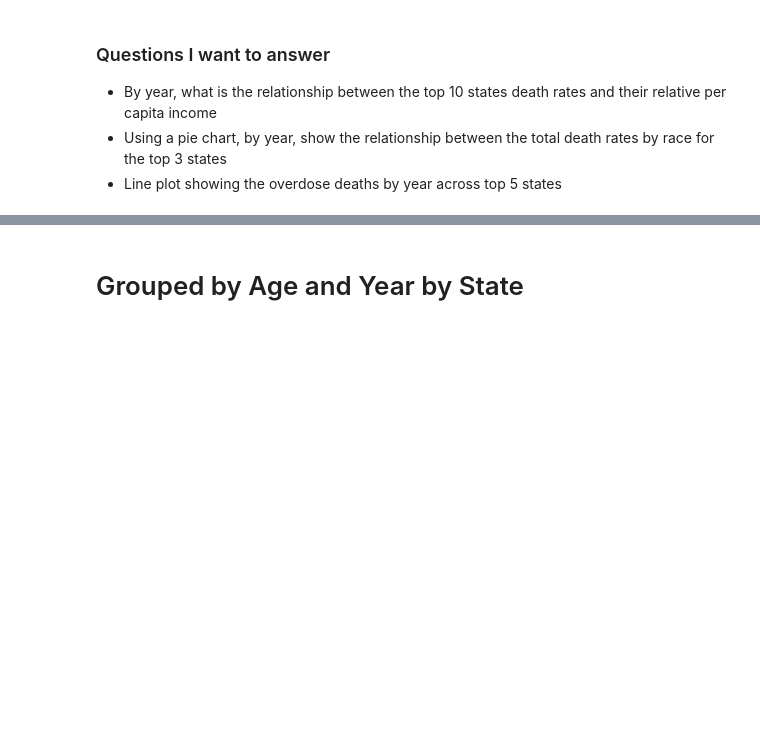
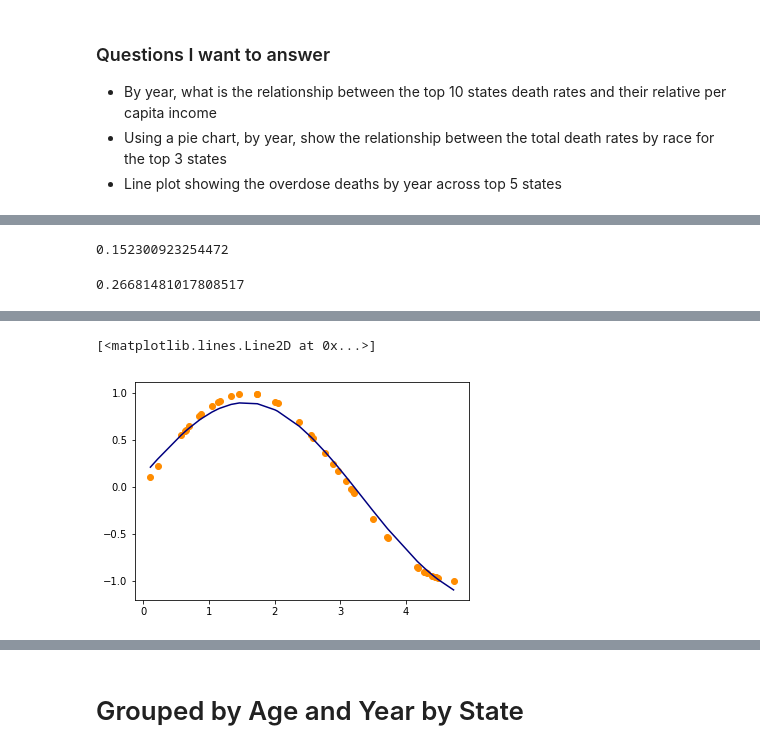
Before and after one commit to DataSteph/Opioid-Analysis-, a Jupyter notebook: Opioid Data Analysis and Visuals.ipynb, the cells around one changed output, grey strips where cells are left out. Cells and saved outputs as stored; diff of their text form; code cells hidden in the pictures; blank space fills up the shorter version.

```diff
--- a/Opioid Data Analysis and Visuals.ipynb
+++ b/Opioid Data Analysis and Visuals.ipynb
@@ -22,3 +35,13 @@ opioid_df["Year"] = opioid_df["Year"].apply(int) #applies int to all of the year
+# %%
+(31951.0-27728.0)/27728.0
+# %% [output]
+0.152300923254472
+# %%
+opioid_df.groupby("Year")["Deaths"].sum()
+
+(40476 - 31951.0)/31951.0
+# %% [output]
+0.26681481017808517
 # %%
 census_df = pd.read_csv(census_csv)
 census_df.sort_values(by = "Poverty Rate",ascending = False).head()
@@ -49,3 +72,15 @@ opioid_census_df.head()
 | 2 | Alabama | 4633360.0 | 757833.0 | 41216.0 | 22732.0 | 2009 | ... |
 | 3 | Alabama | 4633360.0 | 757833.0 | 41216.0 | 22732.0 | 2009 | ... |
 | 4 | Alabama | 4633360.0 | 757833.0 | 41216.0 | 22732.0 | 2009 | ... |
+# %%
+from sklearn.svm import SVR
+X = np.sort(5 * np.random.rand(40, 1), axis=0)
+y = np.sin(X).ravel()
+svr_rbf = SVR(kernel='rbf', C=1e3, gamma=0.1)
+y_rbf = svr_rbf.fit(X, y).predict(X)
+
+plt.scatter(X, y, color='darkorange', label='data')
+plt.plot(X, y_rbf, color='navy', label='RBF model')
+# %% [output]
+[<matplotlib.lines.Line2D at 0x...>]
+[figure, added]
```
Also changed, not shown: parts of 9 cells of this notebook.
